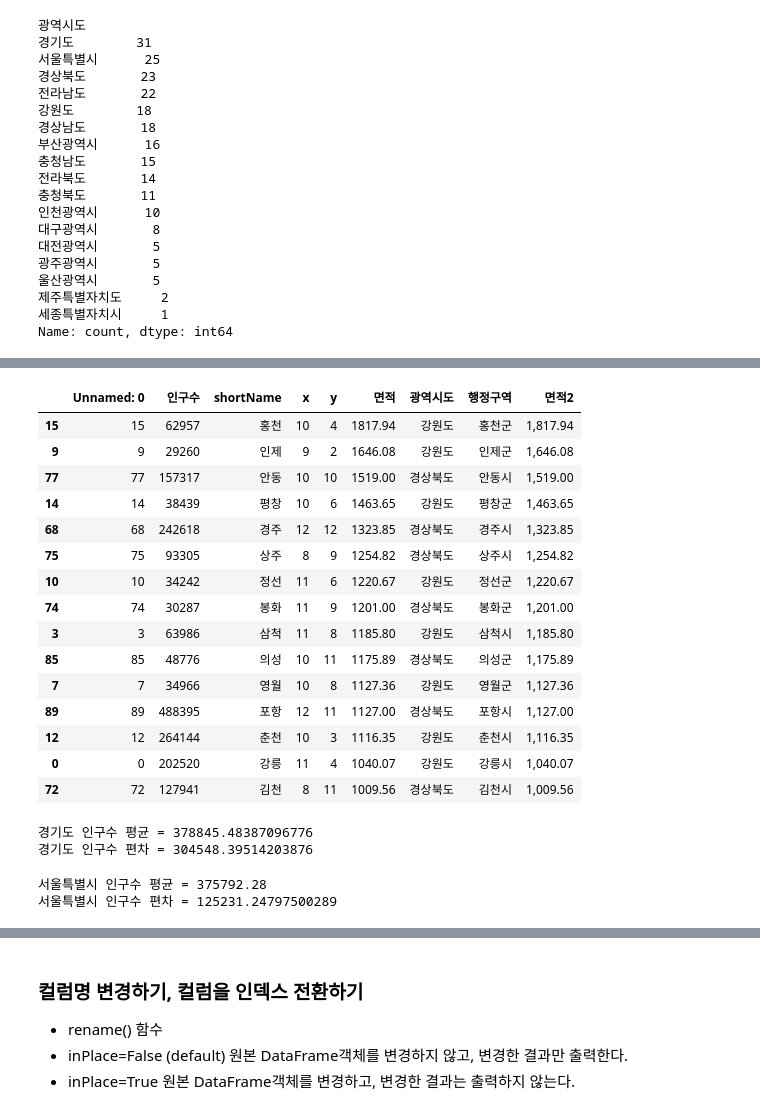
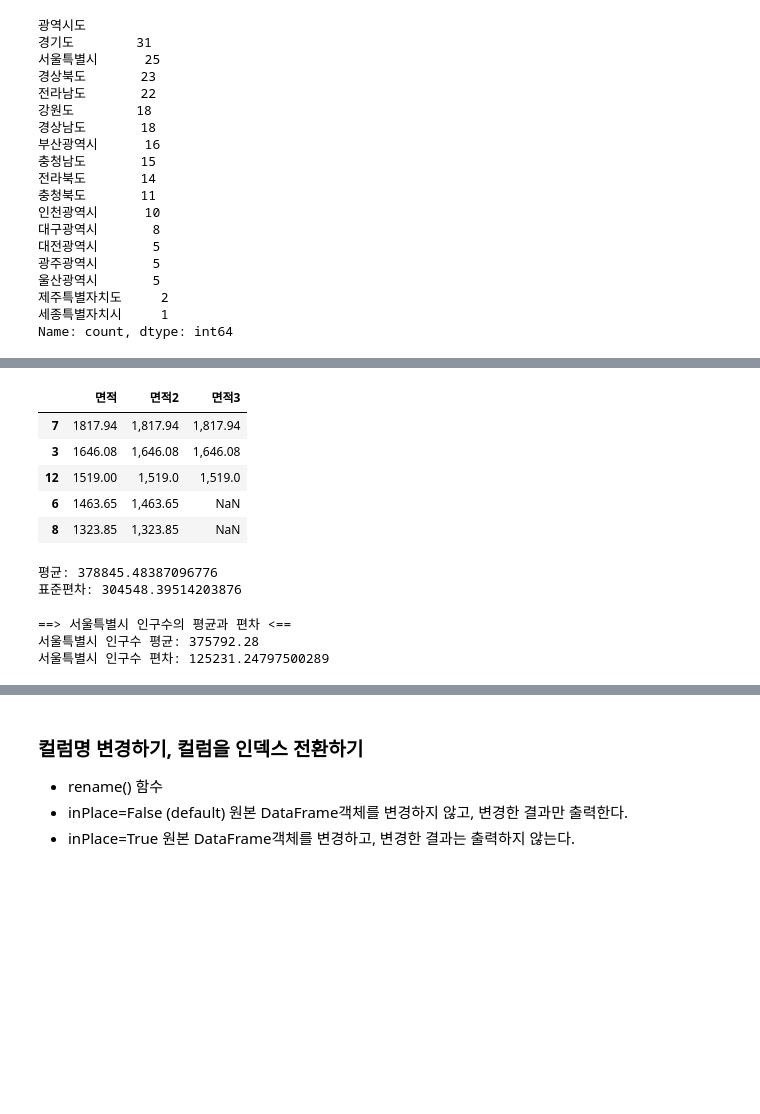
Before and after one commit to JonghyeonWon/Python_WebScraping_DataAnalysis, a Jupyter notebook: 03.행정구역정보_분석과시각화.ipynb, the cells around one changed output, grey strips where cells are left out. Cells and saved outputs as stored; diff of their text form; code cells hidden in the pictures; blank space fills up the shorter version.

```diff
--- a/03.행정구역정보_분석과시각화.ipynb
+++ b/03.행정구역정보_분석과시각화.ipynb
@@ -368,29 +406,31 @@ data.loc[data['광역시도'] == '경기도',['행정구역','인구수','면적
 # %%
 # 면적이 > 1000 큰 조건과 매핑되는 새로운 DataFrame 생성 area_1000 라는 변수에 저장하기
-
+area_1000 = data.loc[data['면적'] > 1000].copy()
 
 # area_1000 DataFrame 객체에 면적2 컬럼을 생성
+area_1000.loc[:,'면적2'] = area_1000['면적'].map('{:,}'.format)
+area_1000.loc[:,['면적','면적2']]
-# %% [output]
-|  | Unnamed: 0 | 인구수 | shortName | x | y | 면적 | 광역시도 | 행정구역 | 면적2 |
-| 15 | 15 | 62957 | 홍천 | 10 | 4 | 1817.94 | 강원도 | 홍천군 | 1,817.94 |
-| 9 | 9 | 29260 | 인제 | 9 | 2 | 1646.08 | 강원도 | 인제군 | 1,646.08 |
-| 77 | 77 | 157317 | 안동 | 10 | 10 | 1519.00 | 경상북도 | 안동시 | 1,519.00 |
-| 14 | 14 | 38439 | 평창 | 10 | 6 | 1463.65 | 강원도 | 평창군 | 1,463.65 |
-| 68 | 68 | 242618 | 경주 | 12 | 12 | 1323.85 | 경상북도 | 경주시 | 1,323.85 |
-| 75 | 75 | 93305 | 상주 | 8 | 9 | 1254.82 | 경상북도 | 상주시 | 1,254.82 |
-| 10 | 10 | 34242 | 정선 | 11 | 6 | 1220.67 | 강원도 | 정선군 | 1,220.67 |
-| 74 | 74 | 30287 | 봉화 | 11 | 9 | 1201.00 | 경상북도 | 봉화군 | 1,201.00 |
-| 3 | 3 | 63986 | 삼척 | 11 | 8 | 1185.80 | 강원도 | 삼척시 | 1,185.80 |
-| 85 | 85 | 48776 | 의성 | 10 | 11 | 1175.89 | 경상북도 | 의성군 | 1,175.89 |
-| 7 | 7 | 34966 | 영월 | 10 | 8 | 1127.36 | 강원도 | 영월군 | 1,127.36 |
-| 89 | 89 | 488395 | 포항 | 12 | 11 | 1127.00 | 경상북도 | 포항시 | 1,127.00 |
-| 12 | 12 | 264144 | 춘천 | 10 | 3 | 1116.35 | 강원도 | 춘천시 | 1,116.35 |
-| 0 | 0 | 202520 | 강릉 | 11 | 4 | 1040.07 | 강원도 | 강릉시 | 1,040.07 |
-| 72 | 72 | 127941 | 김천 | 8 | 11 | 1009.56 | 경상북도 | 김천시 | 1,009.56 |
+# %%
+# inplace = False면 원본을 변경하지 않음(default)
+area_1000.reset_index(drop=True, inplace=True)
+area_1000.head()
+# %%
+# 조건에 맞는 row에만 새로운 컬럼 면적3이 생성되고, 그렇지 않으면 NaN 값
+area_1000.loc[area_1000['면적'] >= 1500, '면적3'] = area_1000['면적'].map('{:,}'.format)
+area_1000.loc[:,['면적','면적2','면적3']].sort_values('면적', ascending=False).head()
+# %% [output]
+|  | 면적 | 면적2 | 면적3 |
+| 7 | 1817.94 | 1,817.94 | 1,817.94 |
+| 3 | 1646.08 | 1,646.08 | 1,646.08 |
+| 12 | 1519.00 | 1,519.0 | 1,519.0 |
+| 6 | 1463.65 | 1,463.65 | NaN |
+| 8 | 1323.85 | 1,323.85 | NaN |
 # %%
 #경기도 인구수의 평균과 표준편차
+print(f'평균: {gy_df['인구수'].mean()}')
+print(f'표준편차: {gy_df['인구수'].std()}')
 # %% [output]
-경기도 인구수 평균 = 378845.48387096776
-경기도 인구수 편차 = 304548.39514203876
+평균: 378845.48387096776
+표준편차: 304548.39514203876
 # %%
 #광역시도명을 인자로 받아서 해당 광역시에 속한 행정구역들의 인구수의 평균과 편차 구하기
@@ -399,7 +442,8 @@ def pop_mean_std(sido_name):
 # %%
-pop_mean_std('서울특별시')
+pop_mean_std(data, '서울특별시')
 # %% [output]
-서울특별시 인구수 평균 = 375792.28
-서울특별시 인구수 편차 = 125231.24797500289
+==> 서울특별시 인구수의 평균과 편차 <==
+서울특별시 인구수 평균: 375792.28
+서울특별시 인구수 편차: 125231.24797500289
 # %%
 # Unique한 광역시도명 순회하면서  광역시도명을 출력합니다.
```
Also changed, not shown: parts of 53 cells of this notebook, 2 other files.
